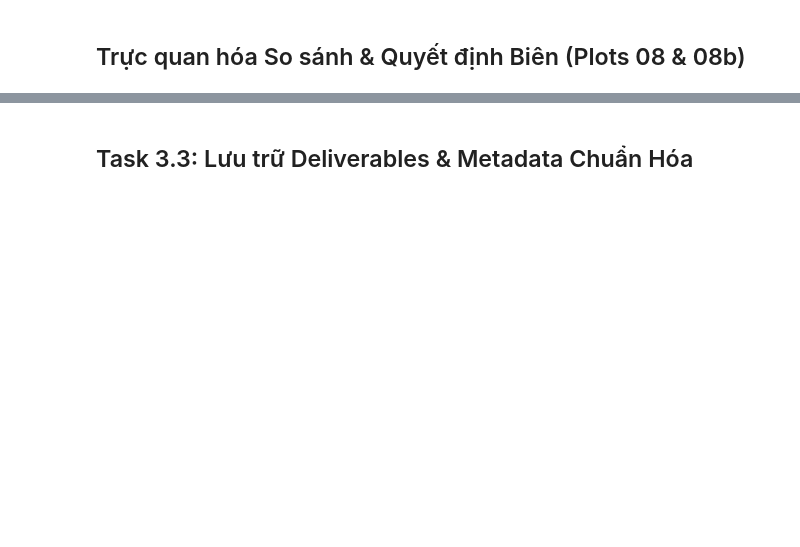
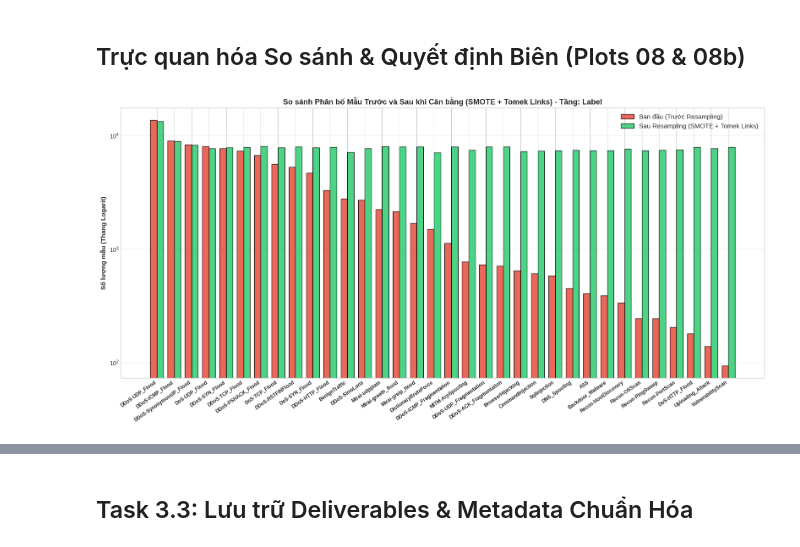
Before and after one commit to nguyen-ngocduong/DATN, a Jupyter notebook: jupyternotebook/03_balance.ipynb, the cells around one changed output, grey strips where cells are left out. Cells and saved outputs as stored; diff of their text form; code cells hidden in the pictures; blank space fills up the shorter version.

```diff
--- a/jupyternotebook/03_balance.ipynb
+++ b/jupyternotebook/03_balance.ipynb
@@ -238,34 +318,41 @@ plt.show()
 # ==============================================================================
 # Cell 6: Thực thi Two-Stage Scalable Resampling (SMOTE + Tomek Links)
 # ==============================================================================
-TARGET_TIER = 'category'   # 'category' (9 nhóm) hoặc 'label' (34 lớp chi tiết)
-SAMPLE_SIZE = 150000       # Ngân sách lấy mẫu phân tầng ban đầu
+TARGET_TIER = 'label'      # 'label' (34 lớp chi tiết) hoặc 'category' (9 nhóm)
+SAMPLE_SIZE = 100000       # Ngân sách lấy mẫu phân tầng ban đầu
+MIN_SUBSAMPLE_KEEP = 100   # Ngưỡng kỳ vọng tối thiểu để bảo toàn 100% mẫu thật
 TARGET_MAJORITY = 30000    # Pruning lớp đa số xuống tối đa 30,000 dòng
 TARGET_MINORITY = 8000     # SMOTE lớp thiểu số lên 8,000 dòng
 K_NEIGHBORS = 5
 RANDOM_STATE = 42
 
-target_data = y_cat_encoded if TARGET_TIER == 'category' else y_train_encoded
-reverse_map = reverse_cat_map if TARGET_TIER == 'category' else reverse_label_map
+target_data = y_train_encoded if TARGET_TIER == 'label' else y_cat_encoded
+reverse_map = reverse_label_map if TARGET_TIER == 'label' else reverse_cat_map
 
 print("=" * 75)
 print(f"TASK 3.2B: RESAMPLING (SMOTE + TOMEK LINKS) - TẦNG: {TARGET_TIER.upper()}")
 print("=" * 75)
 
-# 1. Guaranteed Minority Subsampling
+# 1. Proportionally Scaled Guaranteed Minority Preservation
+total_rows = len(target_data)
 counts_full = pd.Series(target_data).value_counts()
-rare_classes = counts_full[counts_full <= 200].index.tolist()
+ratio = SAMPLE_SIZE / total_rows
+rare_classes = counts_full[(counts_full * ratio) < MIN_SUBSAMPLE_KEEP].index.tolist()
 
-if rare_classes and SAMPLE_SIZE < len(target_data):
-    print(f"  [Bảo toàn lớp hiếm] Giữ 100% mẫu cho {len(rare_classes)} lớp thiểu số...")
-    rare_mask = pd.Series(target_data).isin(rare_classes).values
-    X_rare = X_train.iloc[rare_mask]
-    y_rare = target_data[rare_mask]
-    X_comm = X_train.iloc[~rare_mask]
-    y_comm = target_data[~rare_mask]
+if rare_classes and SAMPLE_SIZE < total_rows:
+    print(f"  [Bảo toàn lớp hiếm theo tỷ lệ] Giữ 100% mẫu cho {len(rare_classes)} lớp hiếm (kỳ vọng < {MIN_SUBSAMPLE_KEEP} mẫu)...")
+    y_ser = pd.Series(target_data)
+    rare_idx = y_ser[y_ser.isin(rare_classes)].index.values
+    comm_idx = y_ser[~y_ser.isin(rare_classes)].index.values
 
+    X_rare = X_train.iloc[rare_idx]
+    y_rare = target_data[rare_idx]
+    X_comm = X_train.iloc[comm_idx]
+    y_comm = target_data[comm_idx]
+
+    rem_budget = max(len(counts_full) * 20, SAMPLE_SIZE - len(y_rare))
     _, X_sub_c, _, y_sub_c = train_test_split(
-        X_comm, y_comm, test_size=SAMPLE_SIZE - len(y_rare),
+        X_comm, y_comm, test_size=rem_budget,
         stratify=y_comm, random_state=RANDOM_STATE
     )
     X_sub = pd.concat([X_rare, X_sub_c], axis=0).reset_index(drop=True)
@@ -280,7 +367,7 @@ else:
 
 assert len(set(y_sub)) == len(set(target_data)), "Lỗi: Có lớp bị mất trong subsample!"
 counts_init = pd.Series(y_sub).value_counts()
-print(f"Tập mẫu ban đầu: {len(y_sub):,} dòng preserving {len(counts_init)} lớp hoàn hảo.")
+print(f"Tập mẫu ban đầu: {len(y_sub):,} dòng preserving {len(counts_init)} lớp hoàn hảo (min count = {counts_init.min():,}).")
 
 # 2. Stage 1: Smart Majority Pruning
 strat_under = {c: TARGET_MAJORITY for c, cnt in counts_init.items() if cnt > TARGET_MAJORITY}
@@ -295,10 +382,9 @@ else:
 counts_mid = pd.Series(y_work).value_counts()
 strat_over = {c: TARGET_MINORITY for c, cnt in counts_mid.items() if cnt < TARGET_MINORITY}
 if strat_over:
-    # Fallback pre-amplification nếu n <= k_neighbors
     ros_targets = {c: K_NEIGHBORS + 2 for c in strat_over if counts_mid[c] <= K_NEIGHBORS}
     if ros_targets:
-        print(f"  [Adaptive ROS Fallback] Nhân bản {len(ros_targets)} lớp hiếm lên {K_NEIGHBORS+2} mẫu trước SMOTE...")
+        print(f"  [Adaptive ROS Fallback] Nhân bản {len(ros_targets)} lớp cực hiếm lên {K_NEIGHBORS+2} mẫu trước SMOTE...")
         ros = RandomOverSampler(sampling_strategy=ros_targets, random_state=RANDOM_STATE)
         X_work, y_work = ros.fit_resample(X_work, y_work)
 
@@ -322,33 +420,35 @@ print(f"Imbalance Ratio:    {counts_init.max()/counts_init.min():,.1f}:1  ->  {c
 # %%
 # ==============================================================================
 # Cell 7: Vẽ Biểu đồ So sánh Trước và Sau Resampling (Plot 08)
 # ==============================================================================
-fig, ax = plt.subplots(figsize=(15, 7))
+fig, ax = plt.subplots(figsize=(16, 8))
 common_indices = counts_init.index
 x_indices = np.arange(len(common_indices))
 bar_width = 0.38
 
 counts_b = [counts_init.get(k, 0) for k in common_indices]
 counts_a = [counts_final.get(k, 0) for k in common_indices]
 tick_labels = [reverse_map.get(k, str(k)) for k in common_indices]
 
 ax.bar(x_indices - bar_width/2, counts_b, width=bar_width,
        label='Ban đầu (Trước Resampling)', color='#e74c3c', alpha=0.85, edgecolor='black')
 ax.bar(x_indices + bar_width/2, counts_a, width=bar_width,
        label='Sau Resampling (SMOTE + Tomek Links)', color='#2ecc71', alpha=0.85, edgecolor='black')
 
 ax.set_ylabel('Số lượng mẫu (Thang Logarit)', fontsize=11, fontweight='bold')
 ax.set_yscale('log')
 ax.set_title(f'So sánh Phân bố Mẫu Trước và Sau khi Cân bằng (SMOTE + Tomek Links) - Tầng: {TARGET_TIER.title()}',
              fontsize=13, fontweight='bold')
 ax.set_xticks(x_indices)
-ax.set_xticklabels(tick_labels, rotation=30, ha='right', fontsize=9.5, fontweight='bold')
+ax.set_xticklabels(tick_labels, rotation=35, ha='right', fontsize=8.5 if len(tick_labels) > 15 else 10, fontweight='bold')
 ax.grid(True, linestyle='--', alpha=0.5, axis='y')
 ax.legend(fontsize=11)
 
 plt.tight_layout()
 plt.savefig('plots/08_resampling_comparison.png', dpi=200, bbox_inches='tight')
 plt.show()
+# %% [output]
+[figure, added]
 # %%
 # ==============================================================================
 # Cell 8: Trực quan hóa Không gian Quyết định 2D PCA sau Tomek Links (Plot 08b)
```
Also changed, not shown: parts of 16 cells of this notebook, 22 other files.
